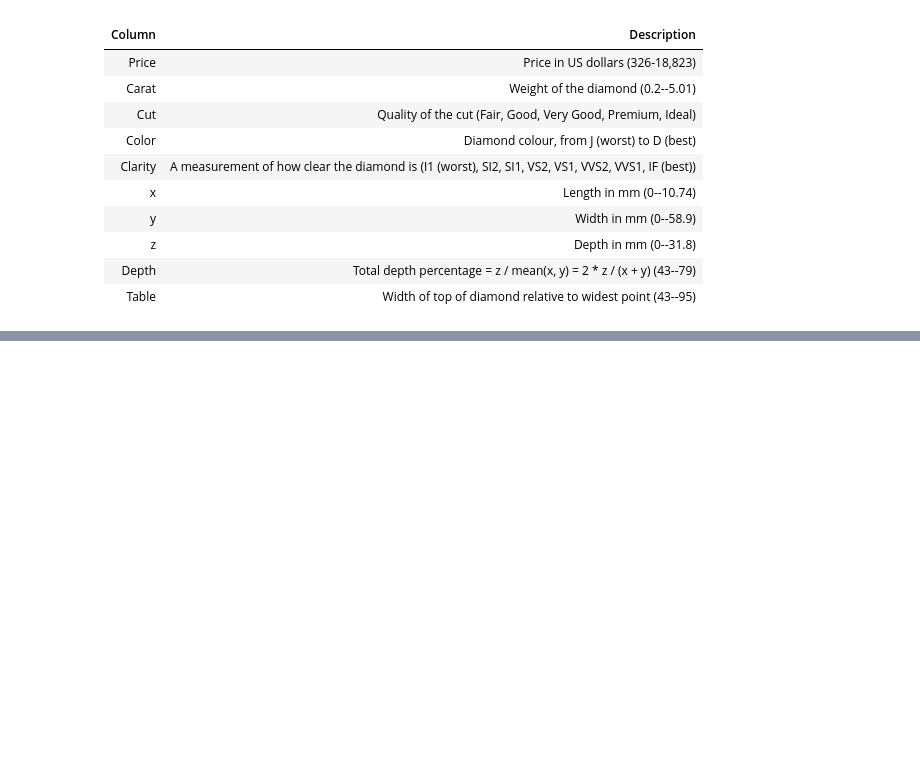
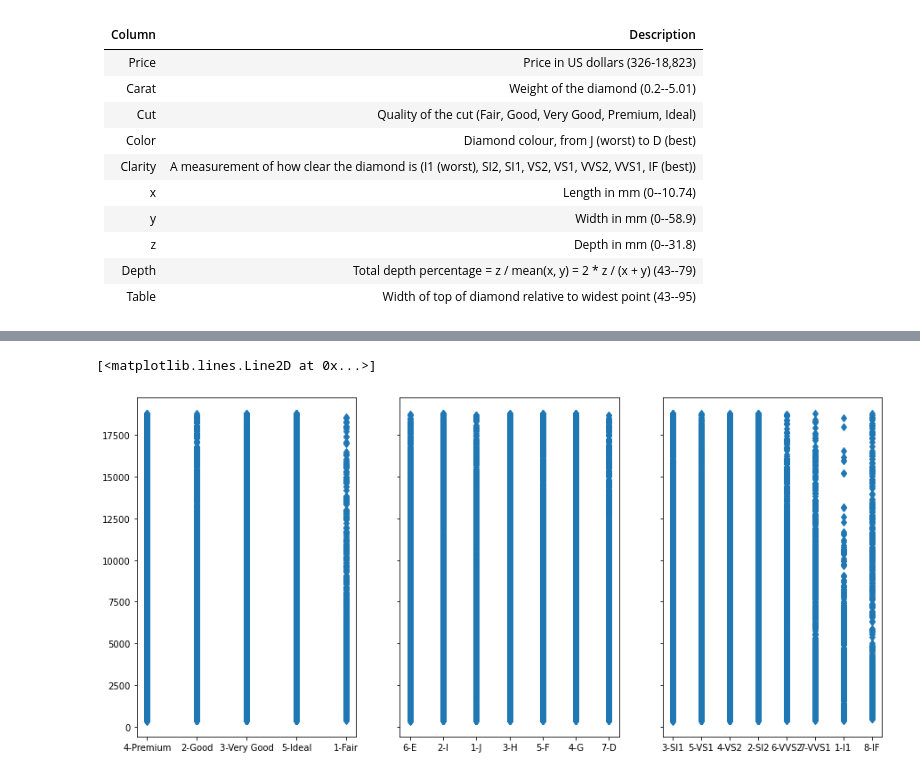
Before and after one commit to carlarbj/pricing_diamonds, a Jupyter notebook: diamond_price_prediction.ipynb, the cells around one changed output, grey strips where cells are left out. Drawn from its saved outputs; the diff is of its cells as text; code cells hidden in the pictures; blank space fills up the shorter version.

```diff
--- a/diamond_price_prediction.ipynb
+++ b/diamond_price_prediction.ipynb
@@ -826,0 +827,11 @@ sns.pairplot(diamond_cat)
+# %%
+fig, ax = plt.subplots(1,3, sharex=False, sharey = True, figsize = (15, 7))
+
+ax[0].plot(diamond_cat['cut'], diamond_cat['price'], marker='d', linestyle = 'None')
+
+ax[1].plot(diamond_cat['color'], diamond_cat['price'], marker='d', linestyle = 'None')
+
+ax[2].plot(diamond_cat['clarity'], diamond_cat['price'], marker='d', linestyle = 'None')
+# %% [output]
+[<matplotlib.lines.Line2D at 0x...>]
+[figure, added]
```
Also changed, not shown: parts of 57 cells of this notebook, 1 other file.
